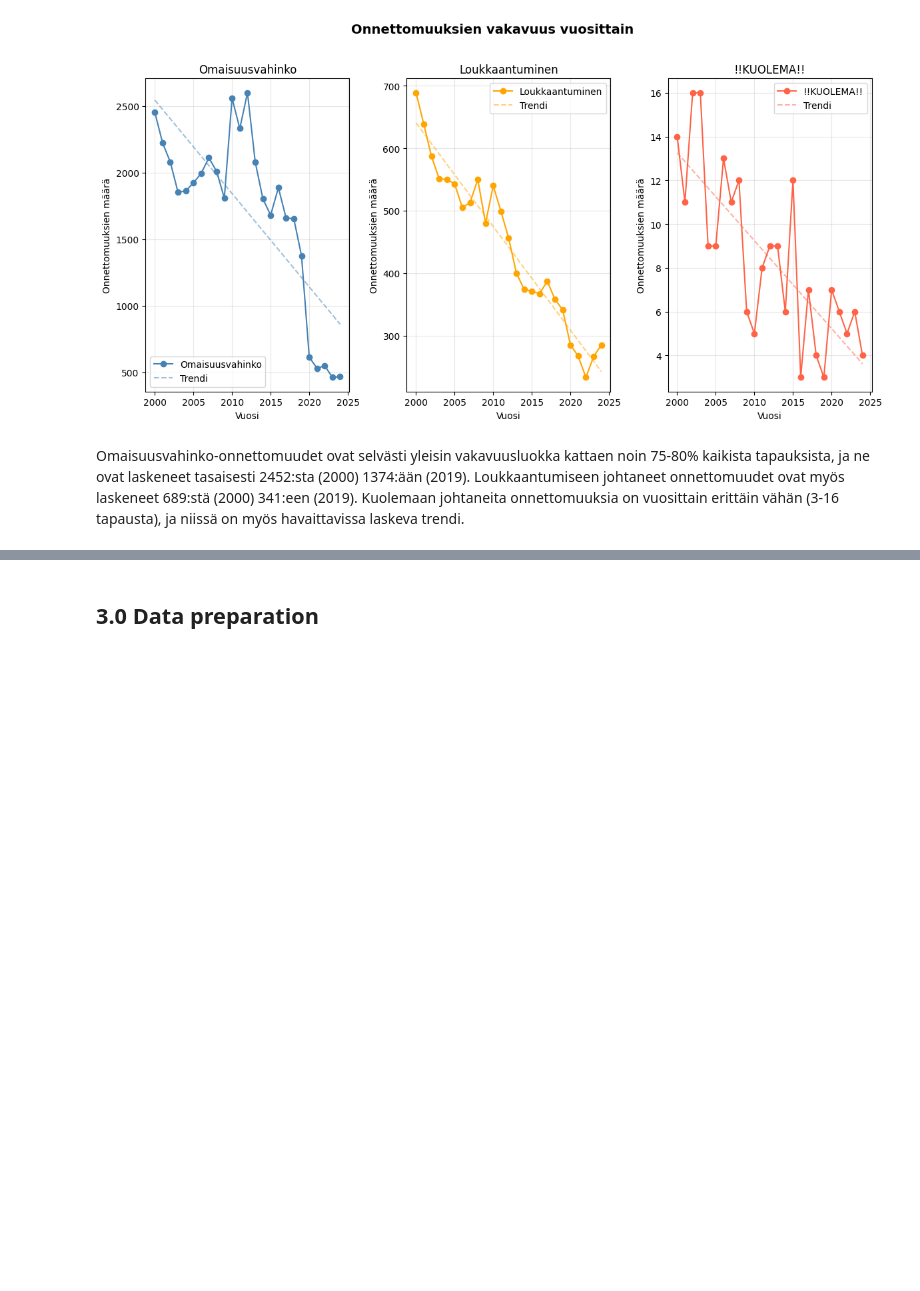
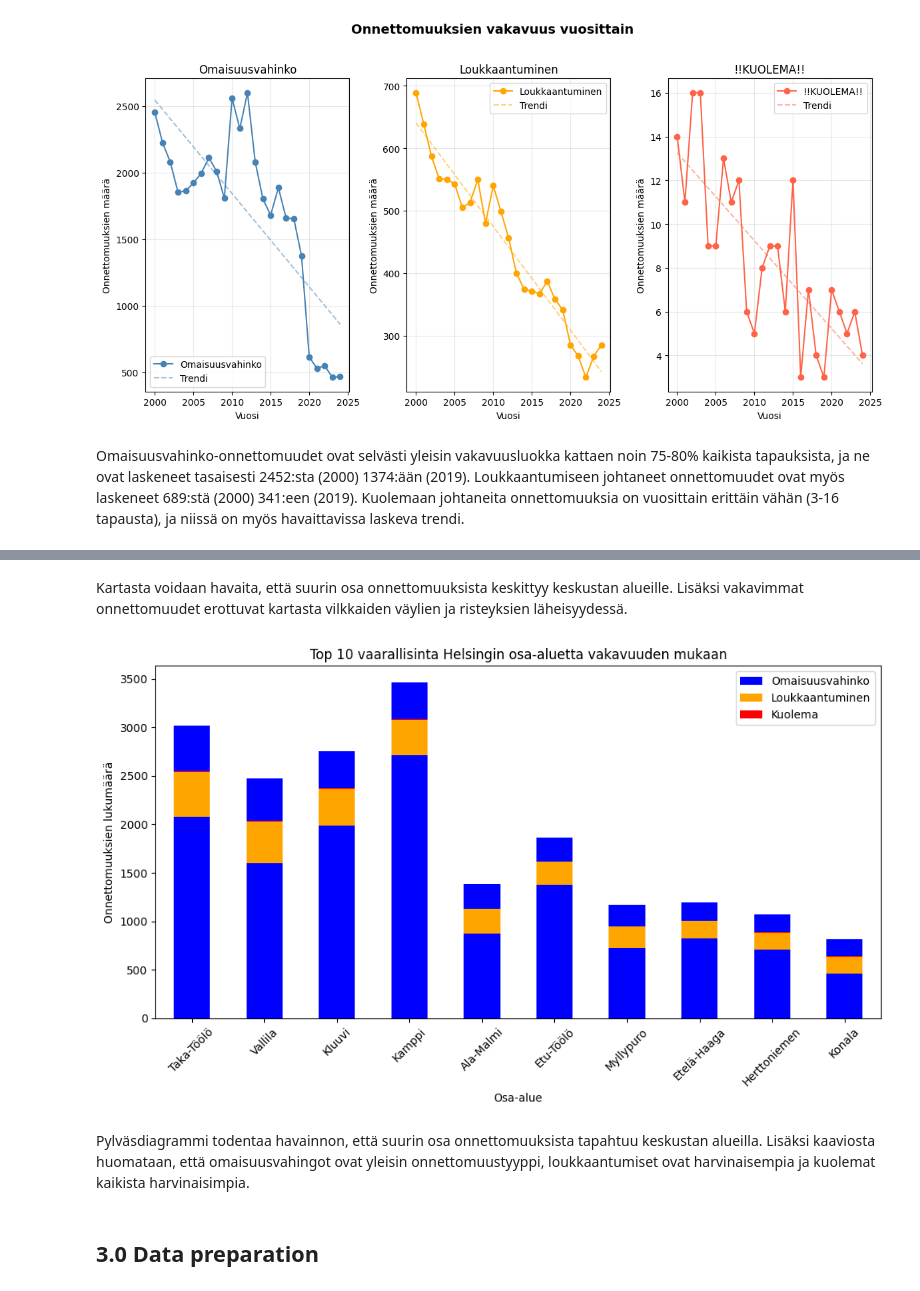
Before and after one commit to TonyKarlin/OhTu_ML_Project, a Jupyter notebook: Liikenneonnettomuudet.ipynb, the cells around one changed output, grey strips where cells are left out. Saved outputs shown, nothing was run; the diff lists cells and outputs as text; code cells hidden in the pictures; blank space fills up the shorter version.

```diff
--- a/Liikenneonnettomuudet.ipynb
+++ b/Liikenneonnettomuudet.ipynb
@@ -114,3 +118,11 @@ ja niissä on myös havaittavissa laskeva trendi.
+# %% [markdown]
+Kartasta voidaan havaita, että suurin osa onnettomuuksista keskittyy keskustan alueille. Lisäksi vakavimmat onnettomuudet erottuvat kartasta vilkkaiden väylien ja risteyksien läheisyydessä.
+# %%
+plot_accidents_by_place(project_df)
+# %% [output]
+[figure, added]
+# %% [markdown]
+Pylväsdiagrammi todentaa havainnon, että suurin osa onnettomuuksista tapahtuu keskustan alueilla. Lisäksi kaaviosta huomataan, että omaisuusvahingot ovat yleisin onnettomuustyyppi, loukkaantumiset ovat harvinaisempia ja kuolemat kaikista harvinaisimpia.
 # %% [markdown]
 ## 3.0 Data preparation
 # %% [markdown]
```
Also changed, not shown: parts of 3 cells of this notebook.
